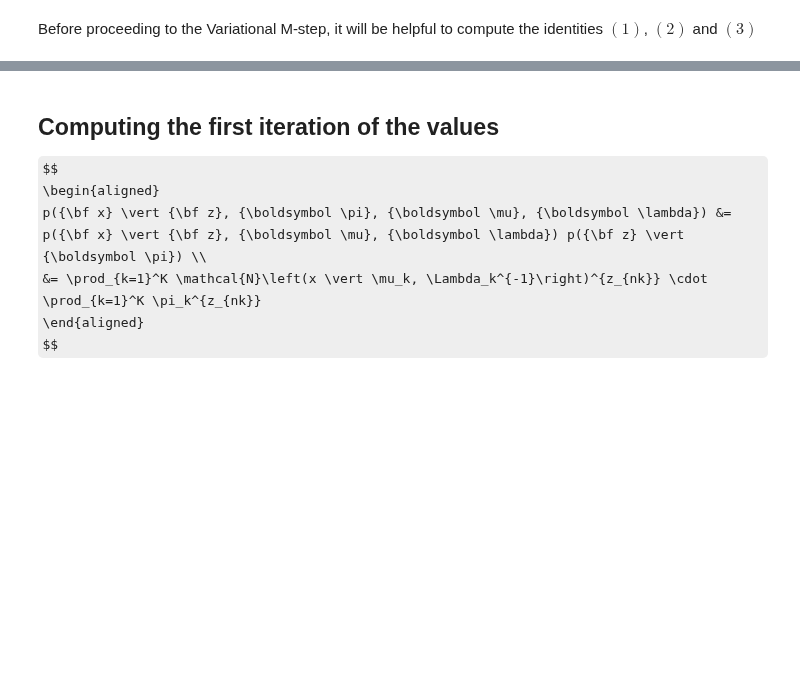
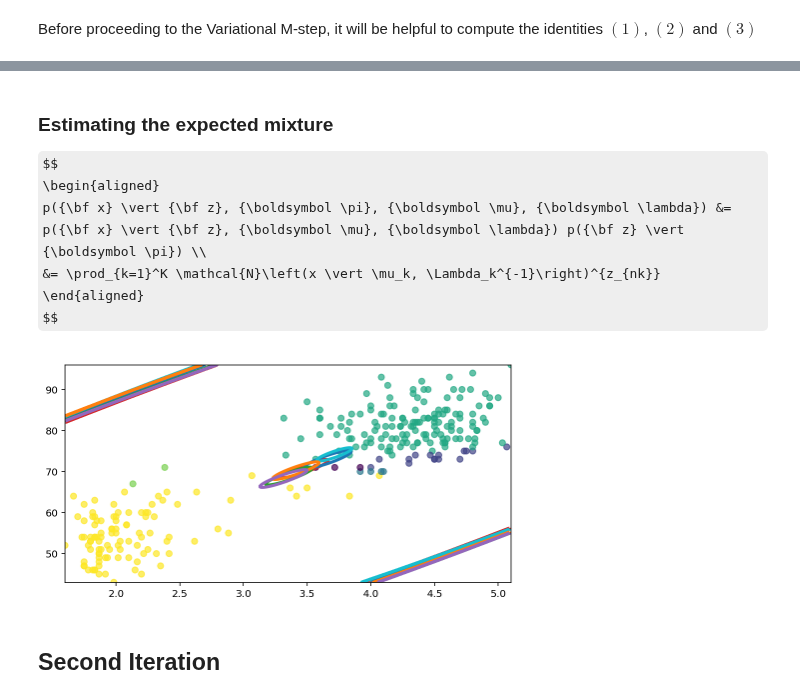
Before and after one commit to gerdm/prml, a Jupyter notebook: chapter10/mixture-gaussians.ipynb, the cells around one changed output, grey strips where cells are left out. Drawn from its saved outputs; the diff is of its cells as text; code cells hidden in the pictures; some formulas as TeX source; blank space fills up the shorter version.

Commit message:
mod ch10: add mixture gaussian computation

```diff
--- a/chapter10/mixture-gaussians.ipynb
+++ b/chapter10/mixture-gaussians.ipynb
@@ -15,6 +21,27 @@ plt.rcParams["figure.figsize"] = (8, 4)
 url = ("https://gist.githubusercontent.com/curran/"
        "4b59d1046d9e66f2787780ad51a1cd87/raw/"
        "9ec906b78a98cf300947a37b56cfe70d01183200/data.tsv")
+# %%
+def plot_mixtures(X, mu, pi, Sigma, r, step=0.01, cmap="viridis"):
+    colors = ["tab:red", "tab:blue", "tab:green",
+              "tab:cyan", "tab:orange", "tab:purple"]
+    x0, y0 = X.min(axis=0)
+    x1, y1 = X.max(axis=0)
+    xx, yy = np.mgrid[x0:x1:step, y0:y1:step]
+    zdom = np.c_[xx.ravel(), yy.ravel()]
+    Nk = r.sum(axis=0)
+
+    Norms = [multivariate_normal(mean=mui, cov=Sigmai)
+             for mui, Sigmai, N in zip(mu, Sigma, Nk) if N > 0.01]
+
+    for Norm, color in zip(Norms, colors):
+        density = Norm.pdf(zdom).reshape(xx.shape)
+        plt.contour(xx, yy, density, levels=1,
+                    colors=color, linewidths=3)
+
+    plt.scatter(*X.T, alpha=0.7, c=r.argmax(axis=1), cmap=cmap)
+    plt.xlim(x0, x1)
+    plt.ylim(y0, y1)
 # %% [markdown]
 Let ${\bf X} = \{x_n\}_{n=1}^N$ a dataset of i.i.d. mixture of Gaussians with parameters $\boldsymbol \pi = \{\pi_k\}_{k=1}^K$, $\boldsymbol \mu= \{\mu_k\}_{k=1}^K$, $\boldsymbol \Lambda= \{\Lambda_k\}_{k=1}^K$ and latent variables ${\bf Z}=\{z_n\}_n$.
 
@@ -155,6 +182,8 @@ N, M = X.shape
 K = 6 # number of clusters
 beta0 = 1
 m0 = np.concatenate([X.mean(axis=0, keepdims=True).T] * 6, axis=1) # np.ones((M, K))
+seed(314)
+m0 = m0 + randn(2, 6)
 alpha0 = np.ones(K)
 eta0 = 2 * np.ones(K)
 W0 = np.concatenate([np.identity(M)[np.newaxis, ...]] * K, axis=0) / 100
@@ -197,12 +226,12 @@ C0 = (beta0 + Nk) / (beta0 * Nk)
 f0 = (xbar_k - m0)[:, None, :]
 W_k_inv = W0 + (Nk * Sk).T + np.einsum("ijk, jik -> kij", f0, f0) * C0[:, None, None ]
 # %% [markdown]
-## Computing the first iteration of the values
+### Estimating the expected mixture
 
 $$
 \begin{aligned}
     p({\bf x} \vert {\bf z}, {\boldsymbol \pi}, {\boldsymbol \mu}, {\boldsymbol \lambda}) &= p({\bf x} \vert {\bf z}, {\boldsymbol \mu}, {\boldsymbol \lambda}) p({\bf z} \vert {\boldsymbol \pi}) \\
-    &= \prod_{k=1}^K \mathcal{N}\left(x \vert \mu_k, \Lambda_k^{-1}\right)^{z_{nk}} \cdot \prod_{k=1}^K \pi_k^{z_{nk}}
+    &= \prod_{k=1}^K \mathcal{N}\left(x \vert \mu_k, \Lambda_k^{-1}\right)^{z_{nk}}
 \end{aligned}
 $$
 # %%
@@ -213,3 +242,11 @@ Lambda_k = np.concatenate(Lambda_k, axis=0)
 # %%
 mu_k = [multivariate_normal(mean=m, cov=inv(L * bk)).mean[None, ...] for m, L, bk in zip(m_k.T, Lambda_k, beta_k)]
 mu_k = np.concatenate(mu_k, axis=0)
+# %%
+Sigma_k = inv(beta_k[:, None, None] * Lambda_k)
+# %%
+plot_mixtures(X, mu_k, pi_k, Sigma_k, r_nk)
+# %% [output]
+[figure, added]
+# %% [markdown]
+##  Second Iteration
```
Also changed, not shown: parts of 27 cells of this notebook.
